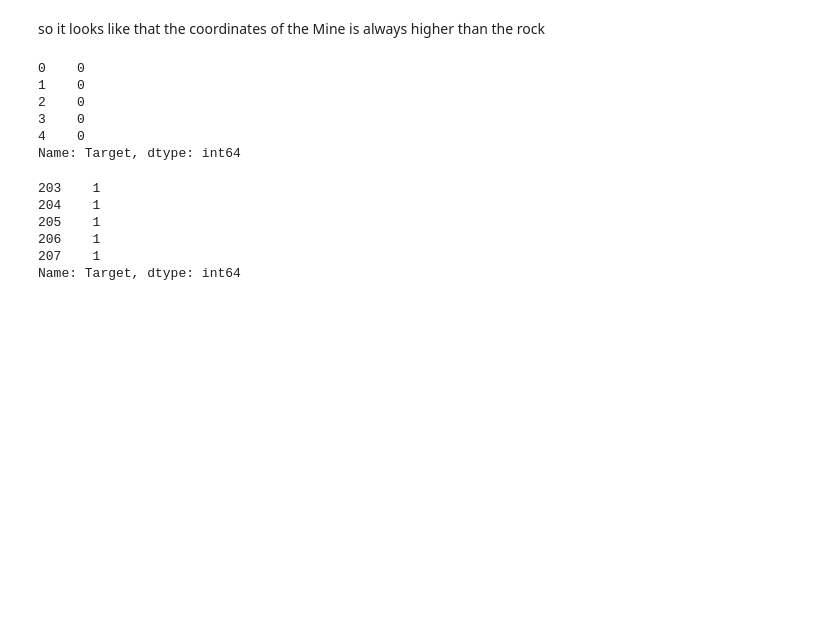
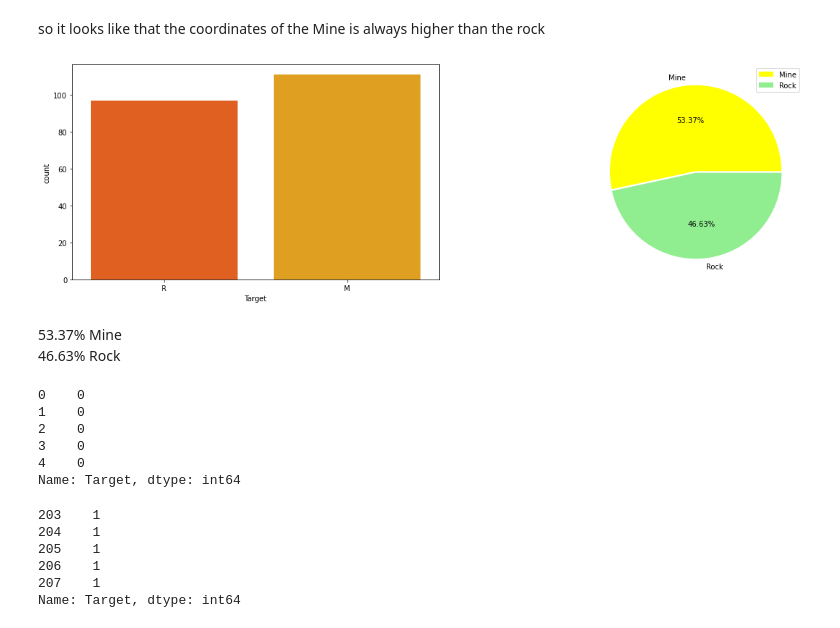
Before and after one commit to eyadayman12/Data-Science-and-Machine-Learning-Projects, a Jupyter notebook: Mine vs Rock Prediction/Mine vs Rock Project.ipynb, the cells around one changed output. Cells and saved outputs as stored; diff of their text form; code cells hidden in the pictures; blank space fills up the shorter version.

Commit message:
Rock vs Mine Prediction Project

```diff
--- a/Mine vs Rock Prediction/Mine vs Rock Project.ipynb
+++ b/Mine vs Rock Prediction/Mine vs Rock Project.ipynb
@@ -91,16 +97,33 @@ df.groupby('Target').mean()
 2 rows × 60 columns
 # %% [markdown]
 so it looks like that the coordinates of the Mine is always higher than the rock
-# %%
-df.Target = df.Target.apply(lambda x: 1 if x == 'M' else 0)
-df.Target.head()
-# %% [output]
-0    0
-1    0
-2    0
-3    0
-4    0
-Name: Target, dtype: int64
+# %%
+plt.figure(figsize=(20,12))
+
+plt.subplot(2,2,1)
+sns.countplot(x='Target', data=df, palette='autumn')
+
+plt.subplot(2,2,2)
+Mine = df.Target[df.Target == 'M'].count()
+Rock = df.Target[df.Target == 'R'].count()
+plt.pie([Mine, Rock], labels=['Mine', 'Rock'], explode=[0.01,0.01], autopct='%.2f%%', colors=['yellow', 'lightgreen'])
+plt.legend()
+plt.show()
+# %% [output]
+[figure, added]
+# %% [markdown]
+53.37% Mine<br>
+46.63% Rock
+# %%
+df.Target = df.Target.apply(lambda x: 1 if x == 'M' else 0)
+df.Target.head()
+# %% [output]
+0    0
+1    0
+2    0
+3    0
+4    0
+Name: Target, dtype: int64
 # %%
 df.Target.tail()
 # %% [output]
```
Also changed, not shown: parts of 40 cells of this notebook, 2 other files.
